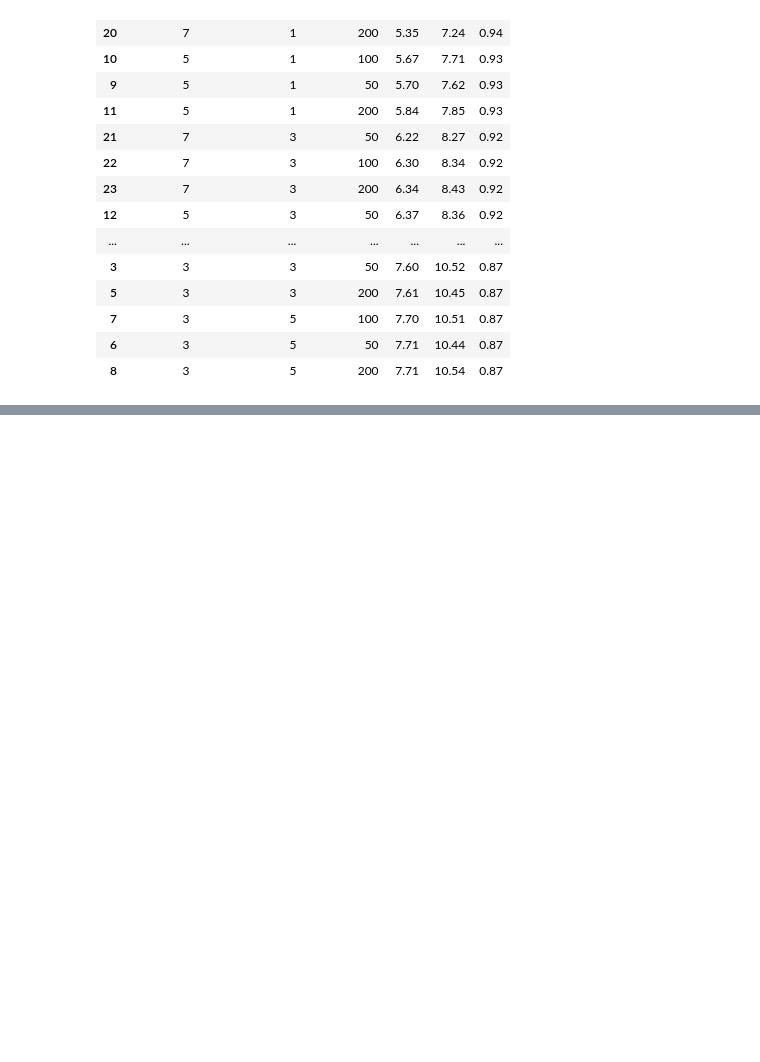
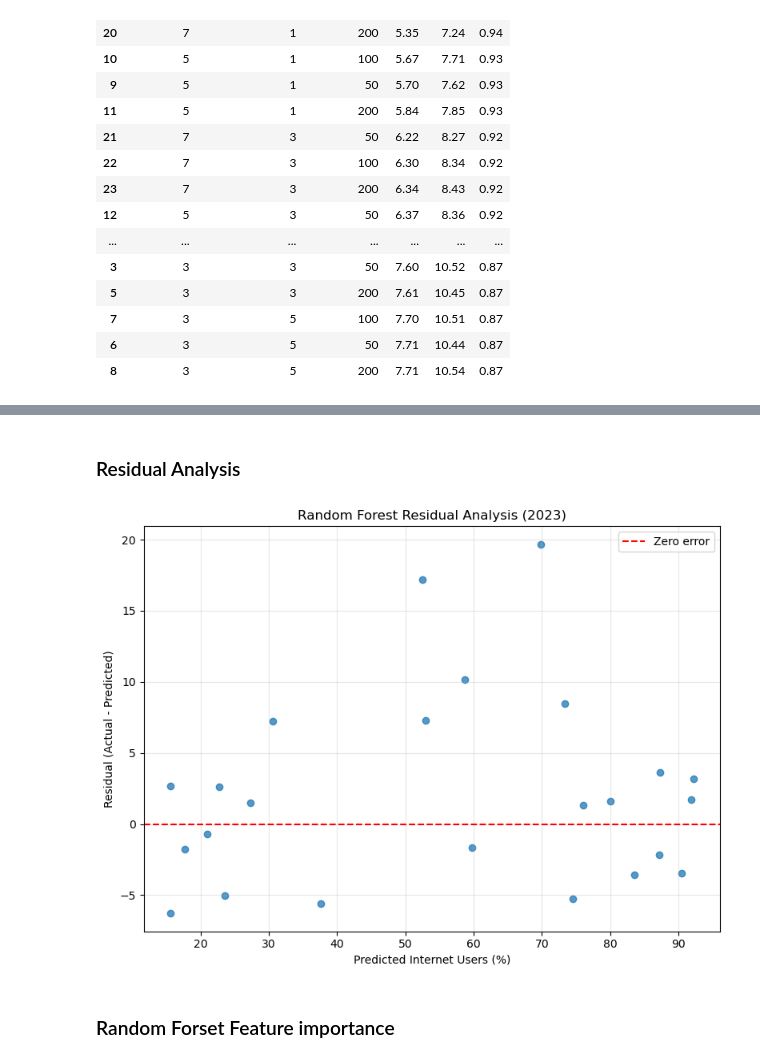
Before and after one commit to ajbunny/AI-Readiness-Governance-Capstone, a Jupyter notebook: notebooks/06_modeling_data_preparation.ipynb, the cells around one changed output, grey strips where cells are left out. Drawn from its saved outputs; the diff is of its cells as text; code cells hidden in the pictures; blank space fills up the shorter version.

```diff
--- a/notebooks/06_modeling_data_preparation.ipynb
+++ b/notebooks/06_modeling_data_preparation.ipynb
@@ -689,0 +970,32 @@ display(rf_tuning_results_df.sort_values("MAE").round(2))
+# %% [markdown]
+### Residual Analysis
+# %%
+# Plot residuals against predicted internet adoption
+
+plt.figure(figsize=(8, 6))
+
+plt.scatter(
+    country_errors["Predicted"],
+    country_errors["Residual"],
+    alpha=0.75
+)
+
+plt.axhline(
+    y=0,
+    color="red",
+    linestyle="--",
+    label="Zero error"
+)
+
+plt.xlabel("Predicted Internet Users (%)")
+plt.ylabel("Residual (Actual - Predicted)")
+plt.title("Random Forest Residual Analysis (2023)")
+plt.legend()
+plt.grid(alpha=0.3)
+
+plt.tight_layout()
+plt.show()
+# %% [output]
+[figure, added]
+# %% [markdown]
+### Random Forset Feature importance
```
Also changed, not shown: parts of 20 cells of this notebook.
